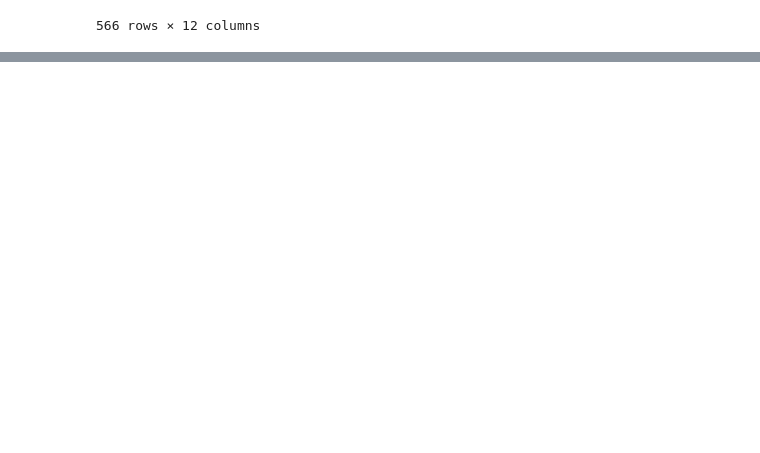
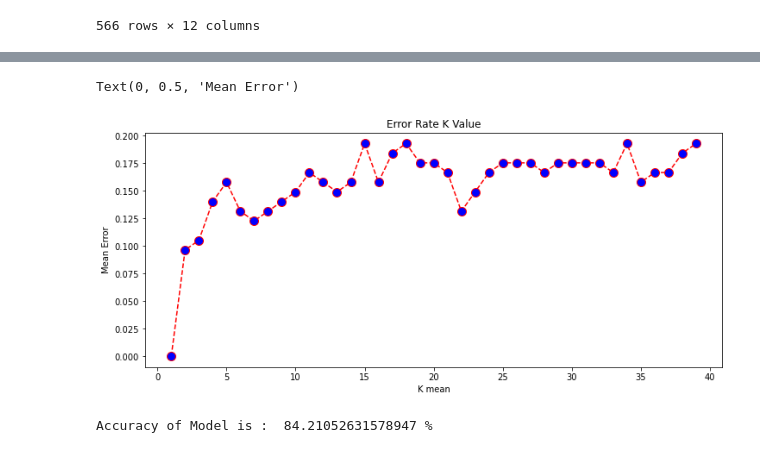
Before and after one commit to MuhammadZainAmmad/CEP_ML, a Jupyter notebook: Solution/CEP_ML.ipynb, the cells around one changed output, grey strips where cells are left out. Saved outputs shown, nothing was run; the diff lists cells and outputs as text; code cells hidden in the pictures; blank space fills up the shorter version.

Commit message:
kNN Model integrated to first_year

```diff
--- a/Solution/CEP_ML.ipynb
+++ b/Solution/CEP_ML.ipynb
@@ -318,3 +324,6 @@ X_train_encoded_h
 | 569 | 2 | 4 | 11 | 2 | 11 | 10 | 6 | 9 | 6 | 9 | 1 | ... |
 | 570 | 8 | 11 | 11 | 8 | 8 | 10 | 5 | 7 | 8 | 10 | 6 | ... |
 566 rows × 12 columns
+# %%
+target_h = target_h.fillna(0).astype(int)
+target_h
@@ -320,0 +361,7 @@ X_train_encoded_h
+# %%
+X_train_h , X_test_h , y_train_h , y_test_h = train_test_split(X_train_encoded_h, target_h, test_size=0.2, random_state=42)
+# %%
+from sklearn.neighbors import KNeighborsClassifier
+
+classifier_h = KNeighborsClassifier(n_neighbors=5)
+classifier_h.fit(X_train_encoded_h, target_h)
@@ -320,0 +391,20 @@ X_train_encoded_h
+# %%
+error = []
+for i in range(1, 40):
+    knn = KNeighborsClassifier(n_neighbors=i)
+    knn.fit(X_train_encoded_h, target_h)
+    pred_i = knn.predict(X_test_h)
+    error.append(np.mean(pred_i != y_test_h))
+# %%
+plt.figure(figsize=(12,5))
+plt.plot(range(1,40),error,color='red',linestyle='dashed',marker='o',markerfacecolor='blue',markersize=10)
+plt.title('Error Rate K Value')
+plt.xlabel('K mean')
+plt.ylabel('Mean Error')
+# %% [output]
+Text(0, 0.5, 'Mean Error')
+[figure, added]
+# %%
+print("Accuracy of Model is : ", (accuracy_score(y_test_h, y_pred_h)*100),"%")
+# %% [output]
+Accuracy of Model is :  84.21052631578947 %
```
Also changed, not shown: parts of 17 cells of this notebook.
